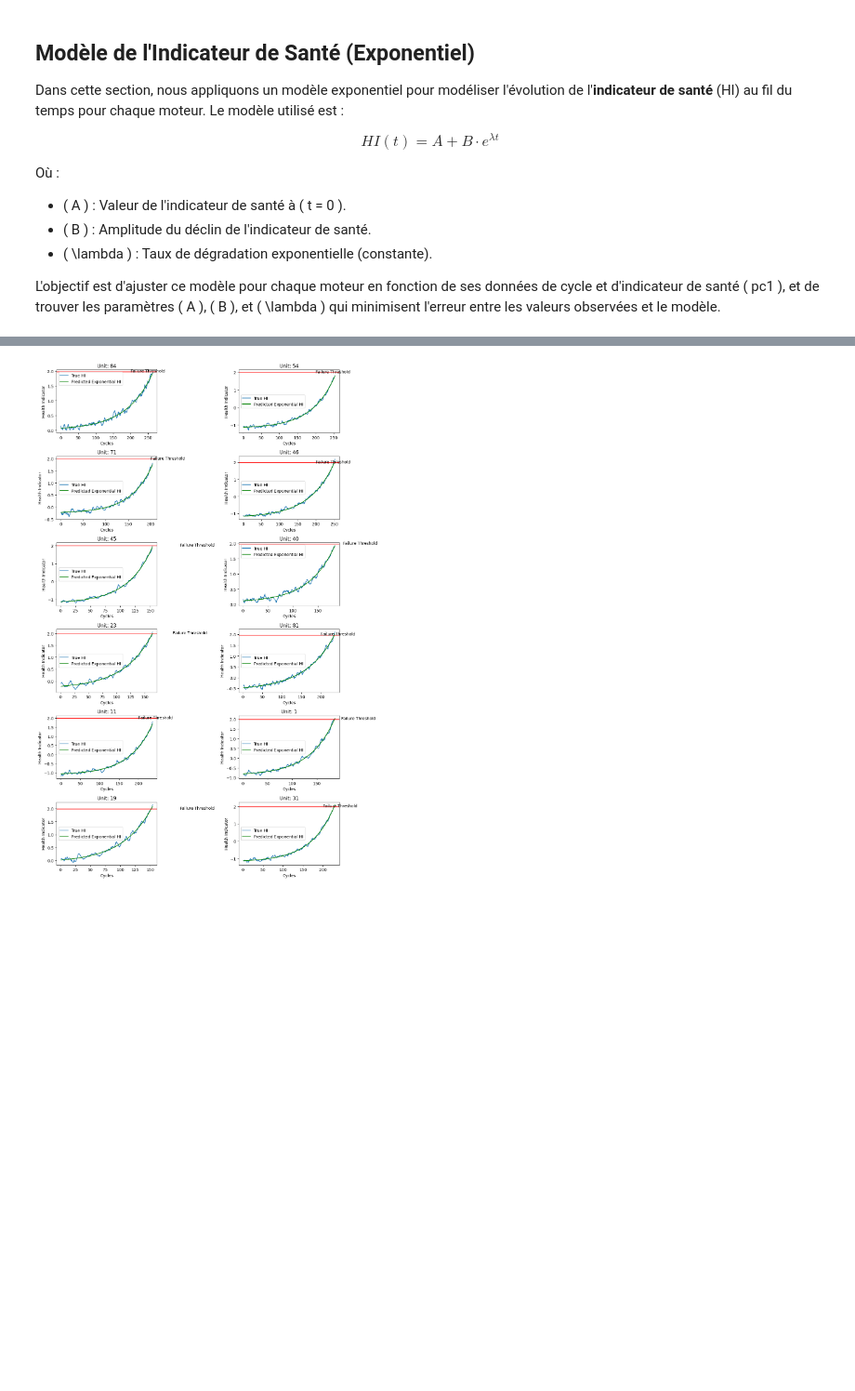
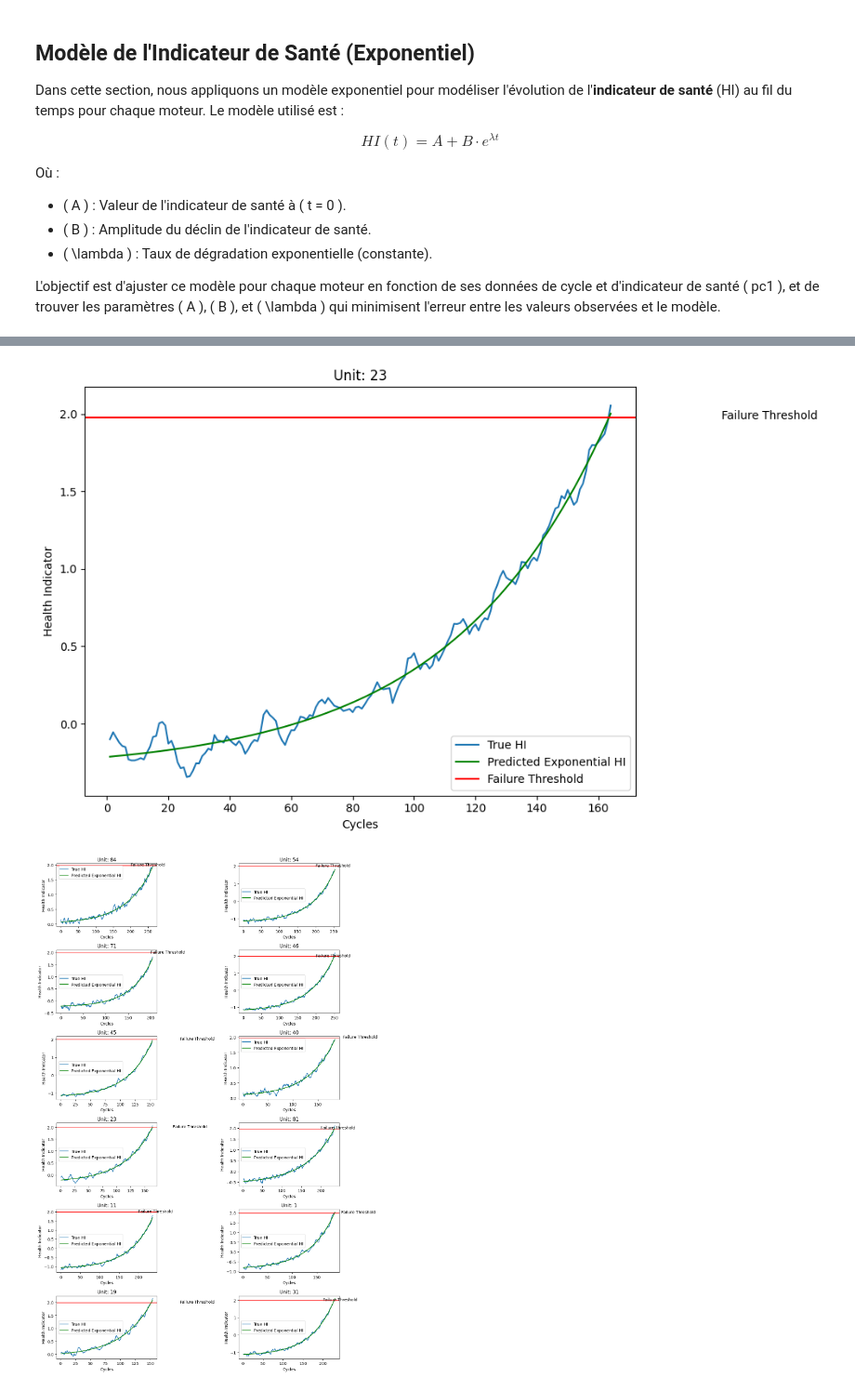
Before and after one commit to mouabbi/Predictive_Maintenance_Engine_Failure, a Jupyter notebook: machine learning/Prediction RUL (Regression)/RUL_prediction_exponential_model.ipynb, the cells around one changed output, grey strips where cells are left out. Shown at 93% size. Cells and saved outputs as stored; diff of their text form; code cells hidden in the pictures; blank space fills up the shorter version.

```diff
--- a/machine learning/Prediction RUL (Regression)/RUL_prediction_exponential_model.ipynb
+++ b/machine learning/Prediction RUL (Regression)/RUL_prediction_exponential_model.ipynb
@@ -357,3 +364,45 @@ exp_params_df.head()
+# %%
+# Define the engine ID (example: 60)
+engine_id = 23
+
+# Retrieve the parameters for the current engine
+A = exp_params_df.A[exp_params_df.engine == engine_id].values[0]
+B = exp_params_df.B[exp_params_df.engine == engine_id].values[0]
+lambda_ = exp_params_df.lambda_[exp_params_df.engine == engine_id].values[0]
+
+# Retrieve the cycles and health indicator data for the current engine
+cycles = pca_df.time[pca_df.engine == engine_id]
+ht = pca_df.pc1[pca_df.engine == engine_id]
+
+# Calculate the adjusted degradation for this engine
+pred_ht = exp_degradation([A, B, lambda_], cycles)
+
+# Create the plot
+fig, ax = plt.subplots(figsize=(10, 6))
+
+# Plot the true health indicator
+sns.lineplot(data=pca_df[pca_df.engine == engine_id], x="time", y="pc1", ax=ax, label="True HI")
+
+# Plot the predicted exponential health indicator
+sns.lineplot(y=pred_ht, x=cycles, ax=ax, color="green", label="Predicted Exponential HI")
+
+# Add the failure threshold line
+plt.axhline(threshold, color='r', label='Failure Threshold')
+
+# Add text for the failure threshold
+plt.text(200, threshold - 0.01, 'Failure Threshold', rotation=0)
+
+# Add titles and labels
+plt.title(f"Unit: {engine_id}")
+plt.xlabel("Cycles")
+plt.ylabel("Health Indicator")
+plt.legend()
+
+# Adjust layout and display the plot
+plt.tight_layout()
+plt.show()
+# %% [output]
+[figure, added]
 # %%
 # Sélectionner 12 moteurs aléatoires
 sample_engines = exp_params_df['engine'].sample(12, random_state=42).values
```
Also changed, not shown: parts of 7 cells of this notebook, 10 other files.
